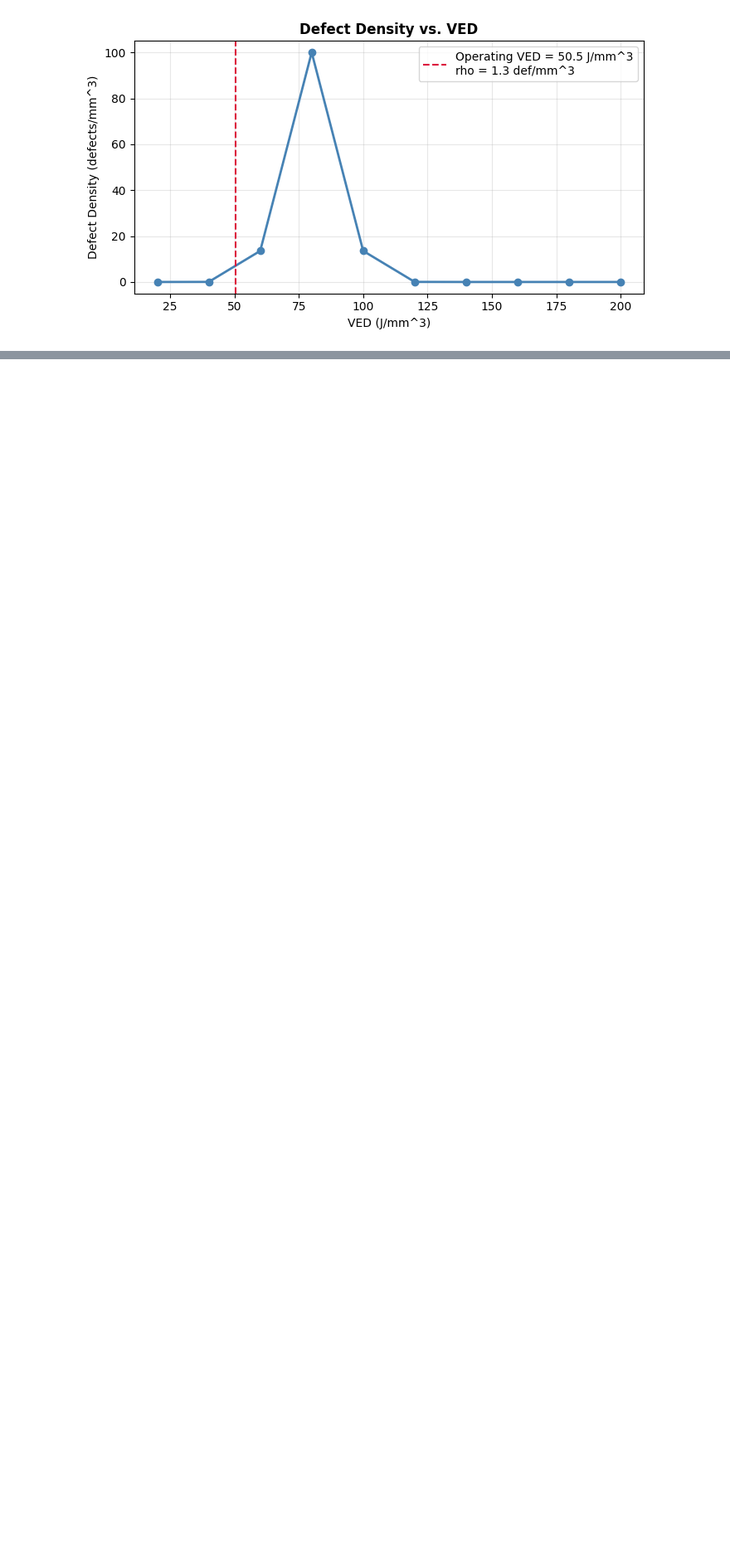
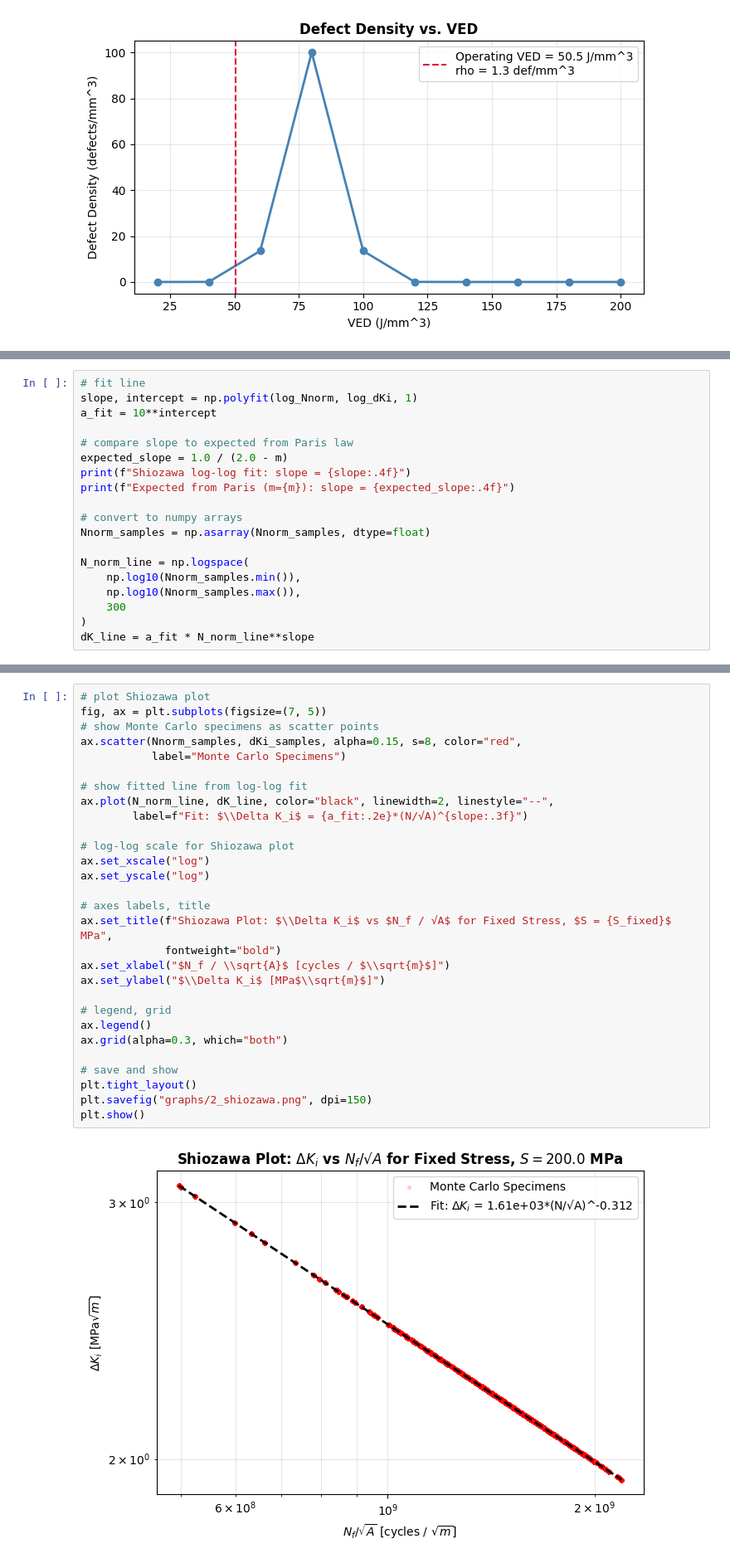
Before and after one commit to jessk816/pinn, a Jupyter notebook: models/paris/workflow_2.ipynb, the cells around one changed output, grey strips where cells are left out. Shown at 83% size. Saved outputs shown, nothing was run; the diff lists cells and outputs as text; blank space fills up the shorter version.

```diff
--- a/models/paris/workflow_2.ipynb
+++ b/models/paris/workflow_2.ipynb
@@ -319,0 +583,19 @@ Assume the defect_size is the crack length: defect_size, A = crack_length, a
+# %%
+# fit line
+slope, intercept = np.polyfit(log_Nnorm, log_dKi, 1)
+a_fit = 10**intercept
+
+# compare slope to expected from Paris law
+expected_slope = 1.0 / (2.0 - m)
+print(f"Shiozawa log-log fit: slope = {slope:.4f}")
+print(f"Expected from Paris (m={m}): slope = {expected_slope:.4f}")
+
+# convert to numpy arrays
+Nnorm_samples = np.asarray(Nnorm_samples, dtype=float)
+
+N_norm_line = np.logspace(
+    np.log10(Nnorm_samples.min()),
+    np.log10(Nnorm_samples.max()),
+    300
+)
+dK_line = a_fit * N_norm_line**slope
@@ -319,0 +605,31 @@ Assume the defect_size is the crack length: defect_size, A = crack_length, a
+# %%
+# plot Shiozawa plot
+fig, ax = plt.subplots(figsize=(7, 5))
+# show Monte Carlo specimens as scatter points
+ax.scatter(Nnorm_samples, dKi_samples, alpha=0.15, s=8, color="red",
+           label="Monte Carlo Specimens")
+
+# show fitted line from log-log fit
+ax.plot(N_norm_line, dK_line, color="black", linewidth=2, linestyle="--",
+        label=f"Fit: $\\Delta K_i$ = {a_fit:.2e}*(N/√A)^{slope:.3f}")
+
+# log-log scale for Shiozawa plot
+ax.set_xscale("log")
+ax.set_yscale("log")
+
+# axes labels, title
+ax.set_title(f"Shiozawa Plot: $\\Delta K_i$ vs $N_f / √A$ for Fixed Stress, $S = {S_fixed}$ MPa",
+             fontweight="bold")
+ax.set_xlabel("$N_f / \\sqrt{A}$ [cycles / $\\sqrt{m}$]")
+ax.set_ylabel("$\\Delta K_i$ [MPa$\\sqrt{m}$]")
+
+# legend, grid
+ax.legend()
+ax.grid(alpha=0.3, which="both")
+
+# save and show
+plt.tight_layout()
+plt.savefig("graphs/2_shiozawa.png", dpi=150)
+plt.show()
+# %% [output]
+[figure, added]
```
Also changed, not shown: parts of 56 cells of this notebook, 8 other files.
